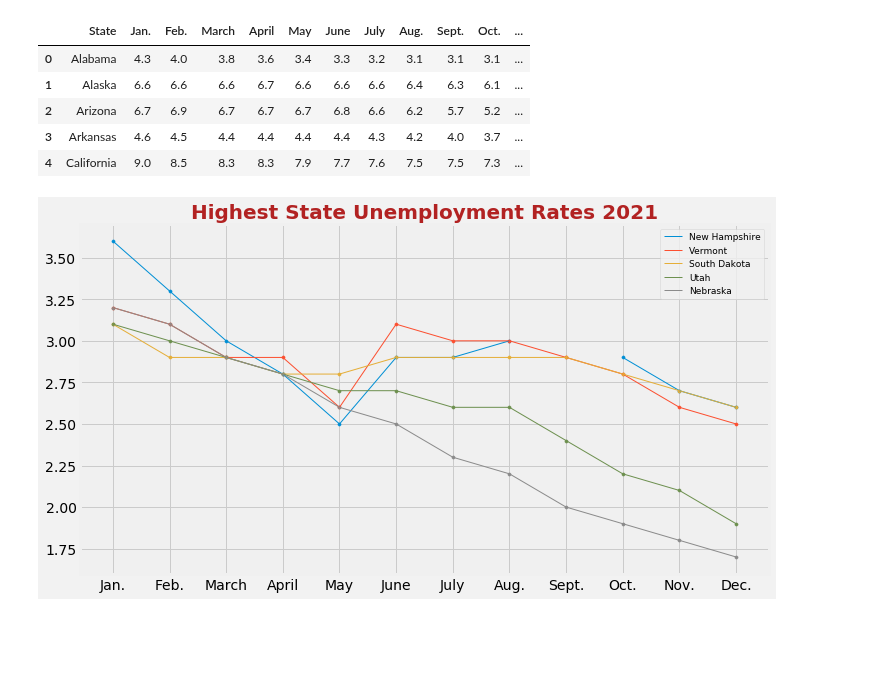
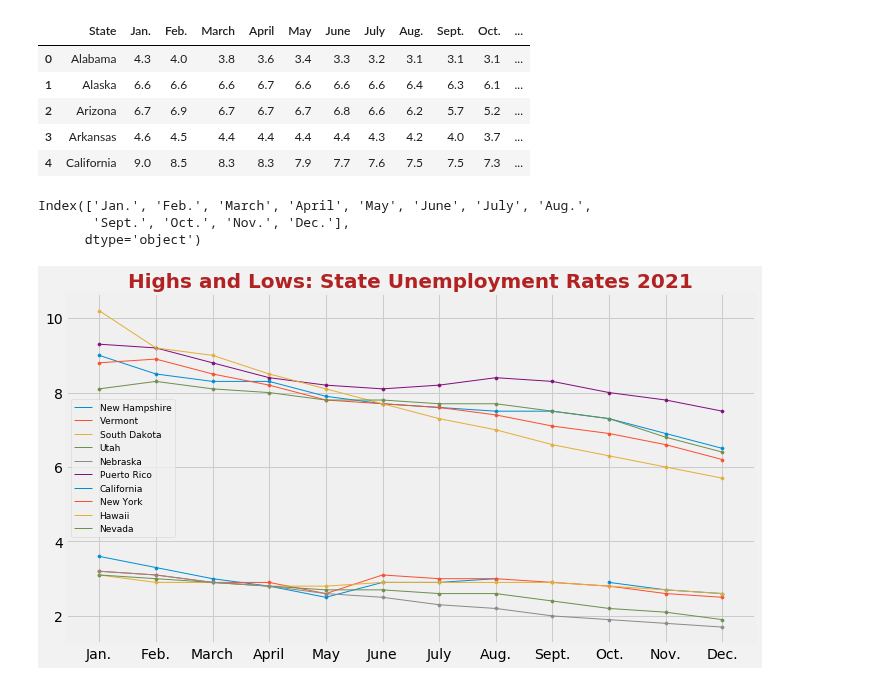
Before and after one commit to attila5287/scrap_and_dataviz, a Jupyter notebook: unemployment.ipynb, the cells around one changed output. Drawn from its saved outputs; the diff is of its cells as text; code cells hidden in the pictures; blank space fills up the shorter version.

```diff
--- a/unemployment.ipynb
+++ b/unemployment.ipynb
@@ -23,18 +24,31 @@ df.head()
 | 3 | Arkansas | 4.6 | 4.5 | 4.4 | 4.4 | 4.4 | 4.4 | 4.3 | 4.2 | 4.0 | 3.7 | ... |
 | 4 | California | 9.0 | 8.5 | 8.3 | 8.3 | 7.9 | 7.7 | 7.6 | 7.5 | 7.5 | 7.3 | ... |
 # %%
-sorted = list(pd.DataFrame(df.mean().sort_values(ascending=False)).index)
+sorted = list(pd.DataFrame(
+    df.set_index('State').transpose()\
+    .mean().sort_values(ascending=False)).index
+             )
+# %%
+x = df.set_index('State').transpose().index
+x
+# %% [output]
+Index(['Jan.', 'Feb.', 'March', 'April', 'May', 'June', 'July', 'Aug.',
+       'Sept.', 'Oct.', 'Nov.', 'Dec.'],
+      dtype='object')
 # %%
 plt.figure(figsize=(11, 6), facecolor='0.95', )
-plt.title('Highest State Unemployment Rates 2021', fontsize=20, color='firebrick', weight='semibold')
-x = list(df.index)
-states = sorted[-5:]
-for s in states: #state
+plt.title('Highs and Lows: State Unemployment Rates 2021', fontsize=20, color='firebrick', weight='semibold')
+states = df.set_index('State').transpose().columns
+highest = sorted[ :5 ]
+lowest = sorted[ -5: ]
+merged = [ *lowest, *highest ]
+for s in merged: #state
     pass
-    y = df[s]
+    y = df.set_index('State').transpose()[s]
+    len(y)
     plt.scatter( x, y, s=10 )
     plt.plot( x, y, linewidth=1 )
-plt.legend( states, fontsize=9 )
+plt.legend( merged, fontsize=9 )
 plt.show()
 # %% [output]
-[figure, old version]
+[figure, new version]
```
Also changed, not shown: parts of 12 cells of this notebook, 1 other file.
